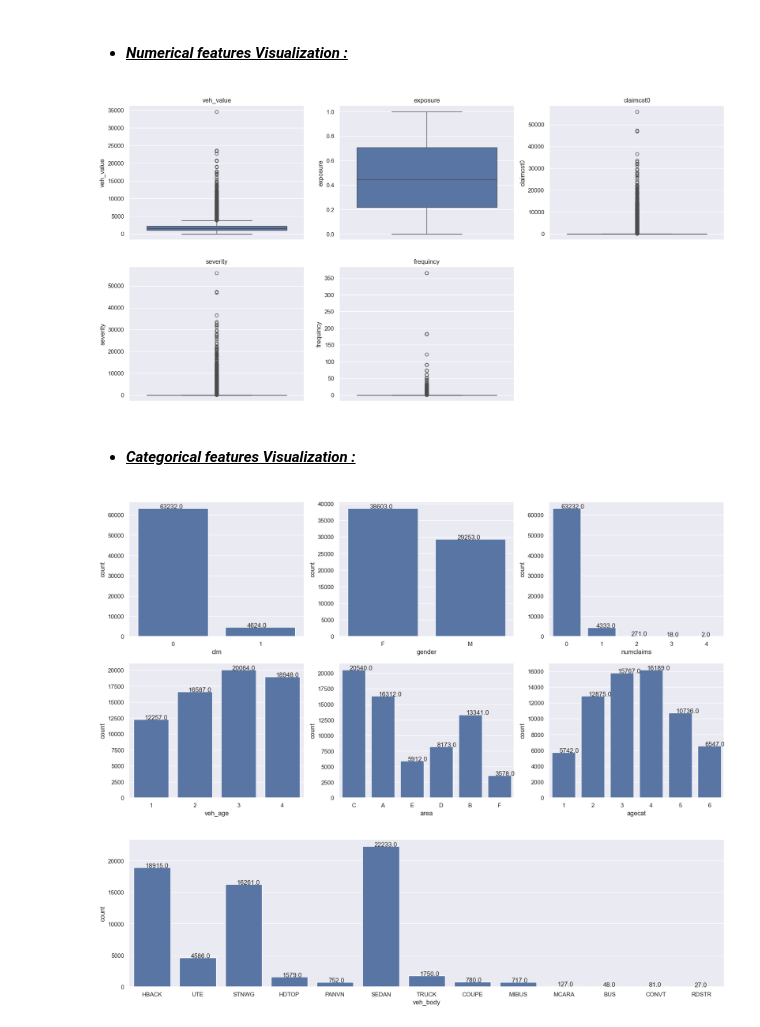
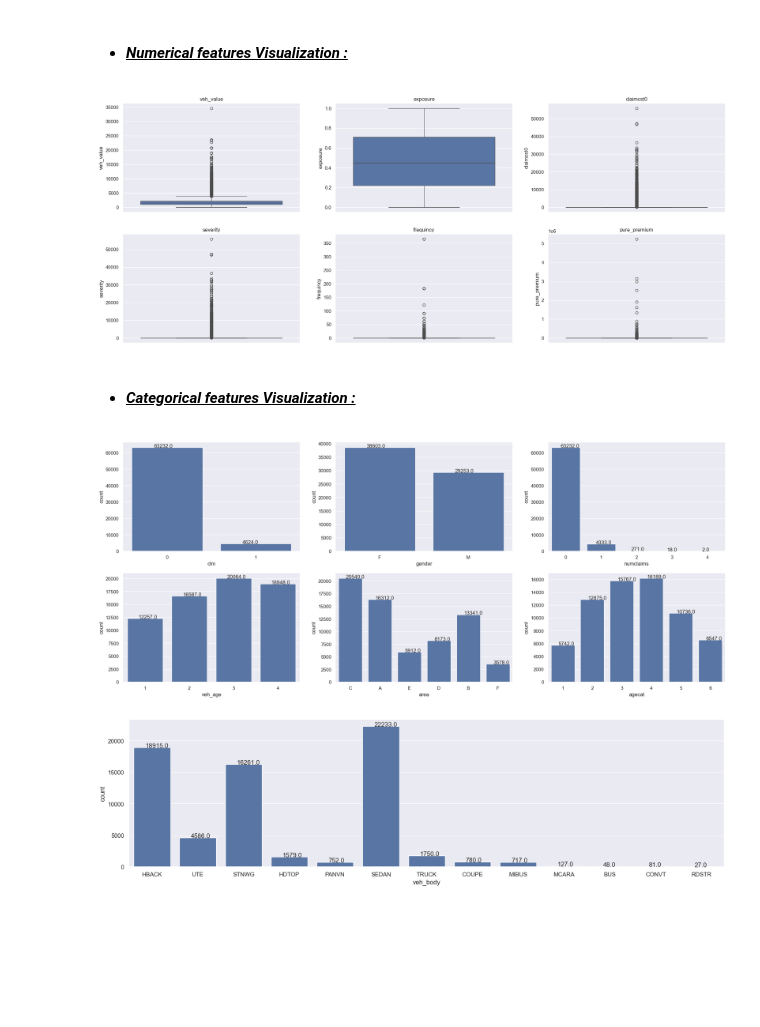
Before and after one commit to omars1234/Insurance_Analysis, a Jupyter notebook: Notebooks/Data_Analysis/3_EDA.ipynb, the cells around one changed output. Saved outputs shown, nothing was run; the diff lists cells and outputs as text; code cells hidden in the pictures; blank space fills up the shorter version.

```diff
--- a/Notebooks/Data_Analysis/3_EDA.ipynb
+++ b/Notebooks/Data_Analysis/3_EDA.ipynb
@@ -53,27 +53,32 @@ df.describe(include="object")
 # %% [markdown]
 * ####  <u> *Numerical features Visualization :*  </u>
 # %%
+matplotlib.rcParams["figure.figsize"]=(25,10)
 plt.subplot(231)
 sns.boxplot(df["veh_value"])
 plt.title("veh_value");
 
 plt.subplot(232)
 sns.boxplot(df["exposure"])
 plt.title("exposure");
 
 plt.subplot(233)
 sns.boxplot(df["claimcst0"])
 plt.title("claimcst0");
 
 plt.subplot(234)
 sns.boxplot(df["severity"])
 plt.title("severity");
 
 plt.subplot(235)
 sns.boxplot(df["frequincy"])
 plt.title("frequincy");
+
+plt.subplot(236)
+sns.boxplot(df["pure_premium"])
+plt.title("pure_premium");
 # %% [output]
-[figure, old version]
+[figure, new version]
 # %% [markdown]
 * ####  <u> *Categorical features Visualization :*  </u>
 # %%
@@ -110,7 +115,7 @@ ax=sns.countplot(data=df,x="agecat")
 for p in ax.patches:
          ax.annotate('{:.1f}'.format(p.get_height()), (p.get_x()+0.25, p.get_height()+0.01))
 # %% [output]
-[figure, old version]
+[figure, new version]
 # %%
 plt.subplots(figsize=(20,5))
 ax=sns.countplot(data=df,x="veh_body")
```
Also changed, not shown: parts of 4 cells of this notebook, 2 other files.
